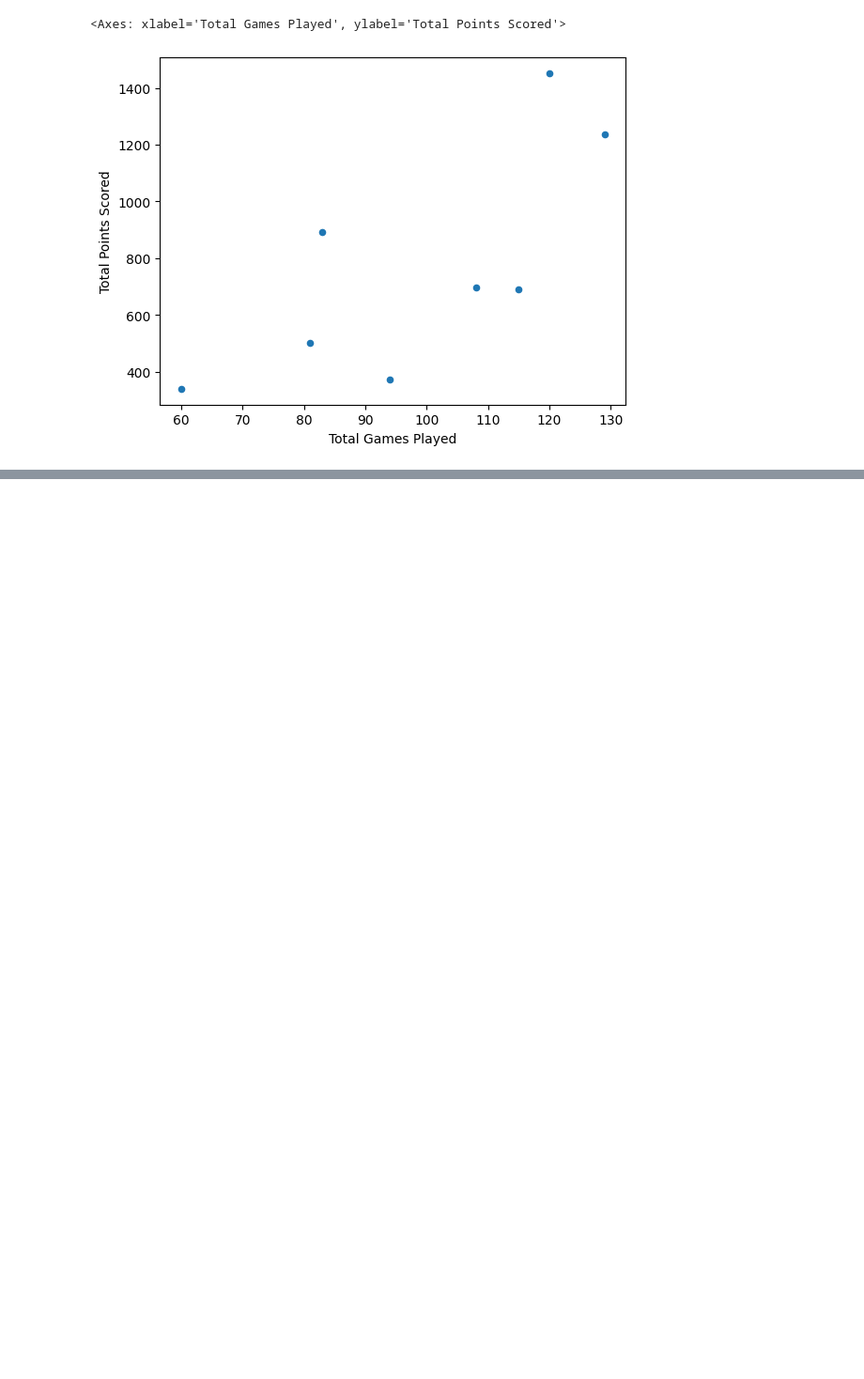
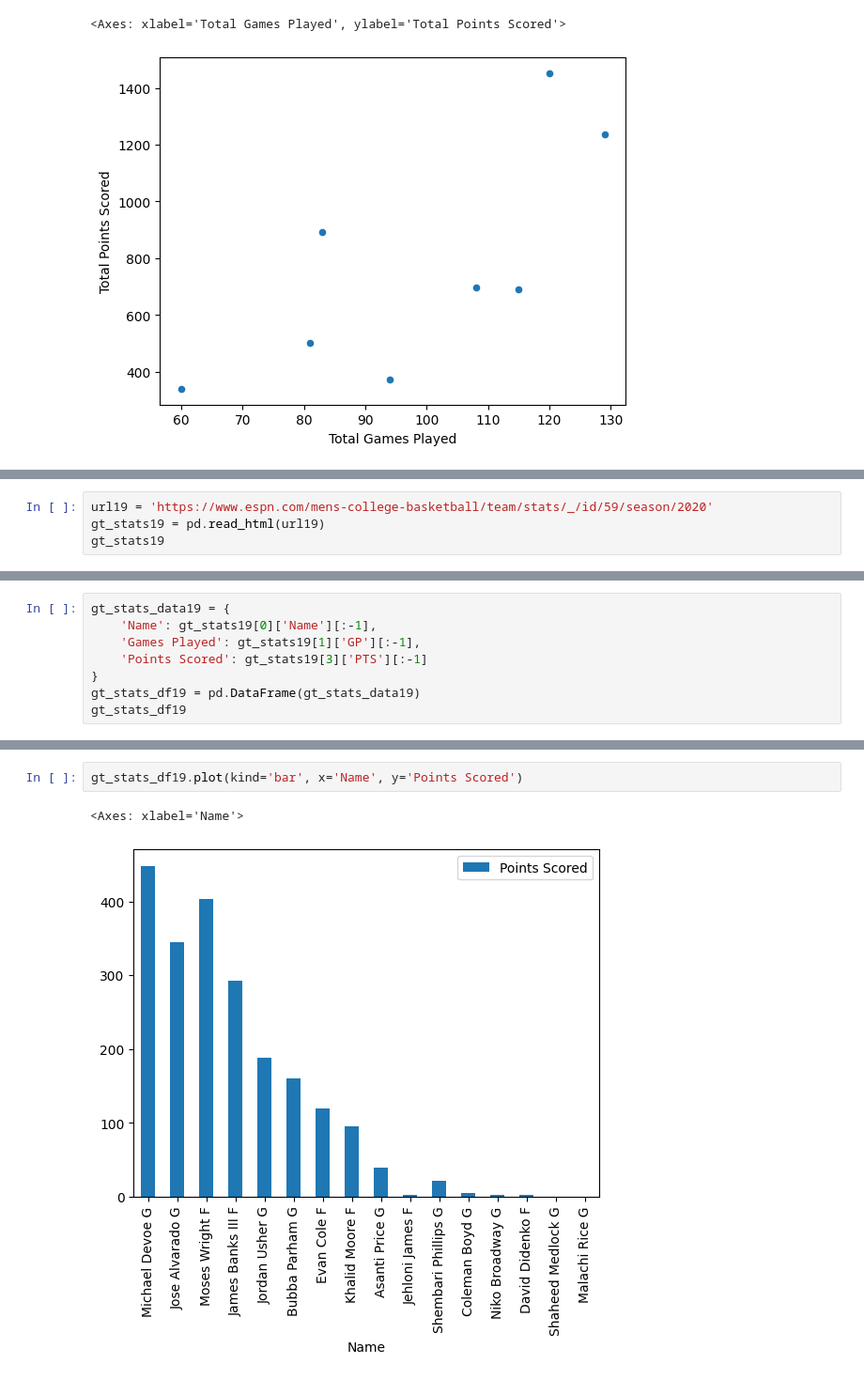
Before and after one commit to dbaglodi/gt-player-development, a Jupyter notebook: player-development.ipynb, the cells around one changed output, grey strips where cells are left out. Shown: that part at 94% size. Drawn from its saved outputs; the diff is of its cells as text; blank space fills up the shorter version.

```diff
--- a/player-development.ipynb
+++ b/player-development.ipynb
@@ -93,0 +171,4 @@ gt_stats_df.plot(kind='bar', x='Name', y='Points Scored')
+# %%
+url19 = 'https://www.espn.com/mens-college-basketball/team/stats/_/id/59/season/2020'
+gt_stats19 = pd.read_html(url19)
+gt_stats19
@@ -93,0 +193,8 @@ gt_stats_df.plot(kind='bar', x='Name', y='Points Scored')
+# %%
+gt_stats_data19 = {
+    'Name': gt_stats19[0]['Name'][:-1],
+    'Games Played': gt_stats19[1]['GP'][:-1],
+    'Points Scored': gt_stats19[3]['PTS'][:-1]
+}
+gt_stats_df19 = pd.DataFrame(gt_stats_data19)
+gt_stats_df19
@@ -93,0 +229,5 @@ gt_stats_df.plot(kind='bar', x='Name', y='Points Scored')
+# %%
+gt_stats_df19.plot(kind='bar', x='Name', y='Points Scored')
+# %% [output]
+<Axes: xlabel='Name'>
+[figure, added]
```
Also changed, not shown: parts of 32 cells of this notebook, 1 other file.
